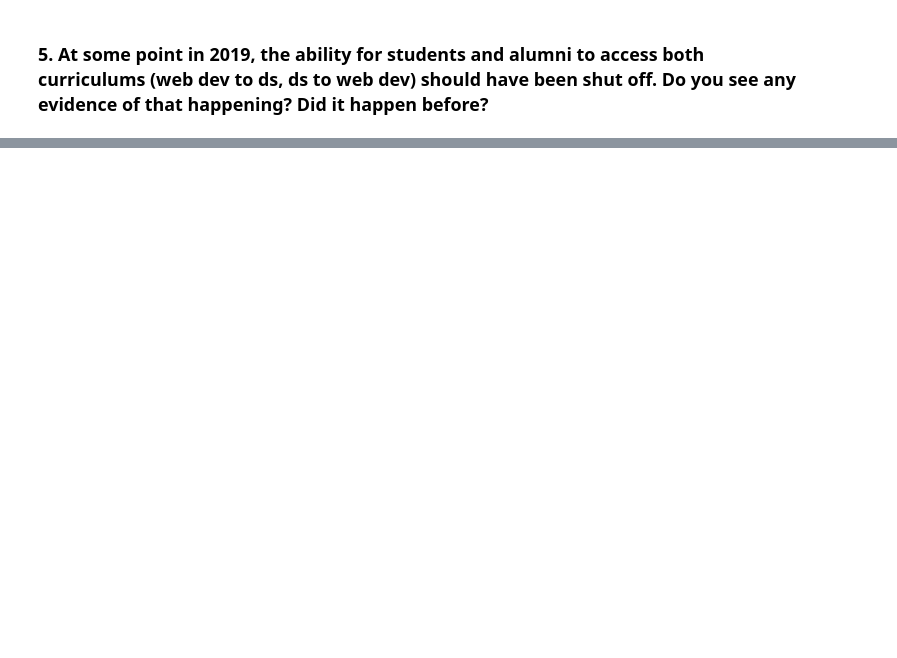
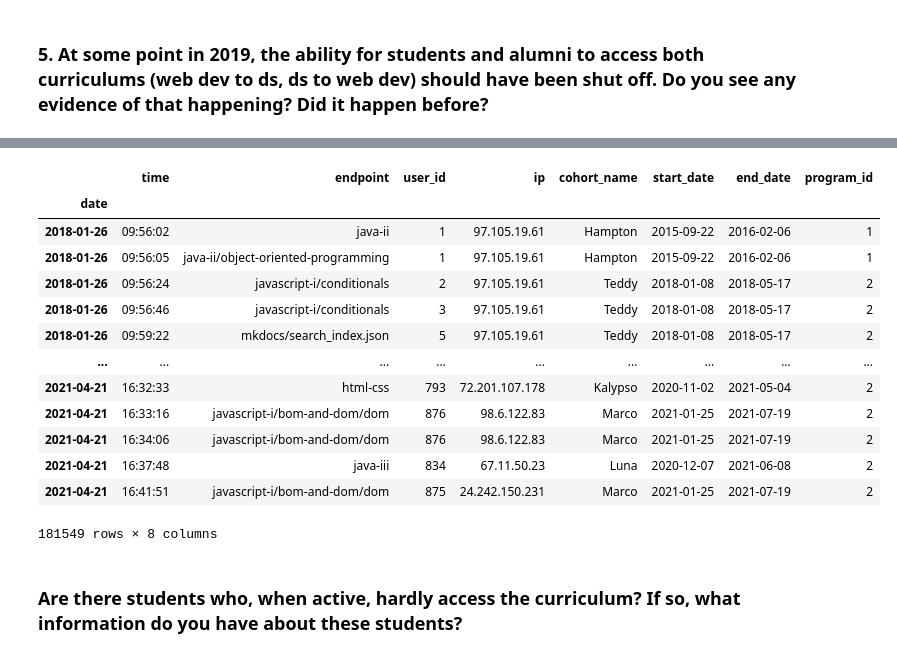
Before and after one commit to VincentBanuelos/anomaly-detection-project, a Jupyter notebook: ad-work.ipynb, the cells around one changed output, grey strips where cells are left out. Cells and saved outputs as stored; diff of their text form; code cells hidden in the pictures; blank space fills up the shorter version.

```diff
--- a/ad-work.ipynb
+++ b/ad-work.ipynb
@@ -242,0 +249,19 @@ new_df
+# %%
+web_in_ds
+# %% [output]
+|  | time | endpoint | user_id | ip | cohort_name | start_date | end_date | program_id |
+| date |  |  |  |  |  |  |  |  |
+| 2018-01-26 | 09:56:02 | java-ii | 1 | 97.105.19.61 | Hampton | 2015-09-22 | 2016-02-06 | 1 |
+| 2018-01-26 | 09:56:05 | java-ii/object-oriented-programming | 1 | 97.105.19.61 | Hampton | 2015-09-22 | 2016-02-06 | 1 |
+| 2018-01-26 | 09:56:24 | javascript-i/conditionals | 2 | 97.105.19.61 | Teddy | 2018-01-08 | 2018-05-17 | 2 |
+| 2018-01-26 | 09:56:46 | javascript-i/conditionals | 3 | 97.105.19.61 | Teddy | 2018-01-08 | 2018-05-17 | 2 |
+| 2018-01-26 | 09:59:22 | mkdocs/search_index.json | 5 | 97.105.19.61 | Teddy | 2018-01-08 | 2018-05-17 | 2 |
+| ... | ... | ... | ... | ... | ... | ... | ... | ... |
+| 2021-04-21 | 16:32:33 | html-css | 793 | 72.201.107.178 | Kalypso | 2020-11-02 | 2021-05-04 | 2 |
+| 2021-04-21 | 16:33:16 | javascript-i/bom-and-dom/dom | 876 | 98.6.122.83 | Marco | 2021-01-25 | 2021-07-19 | 2 |
+| 2021-04-21 | 16:34:06 | javascript-i/bom-and-dom/dom | 876 | 98.6.122.83 | Marco | 2021-01-25 | 2021-07-19 | 2 |
+| 2021-04-21 | 16:37:48 | java-iii | 834 | 67.11.50.23 | Luna | 2020-12-07 | 2021-06-08 | 2 |
+| 2021-04-21 | 16:41:51 | javascript-i/bom-and-dom/dom | 875 | 24.242.150.231 | Marco | 2021-01-25 | 2021-07-19 | 2 |
+181549 rows × 8 columns
+# %% [markdown]
+### Are there students who, when active, hardly access the curriculum? If so, what information do you have about these students?
```
Also changed, not shown: parts of 26 cells of this notebook.
